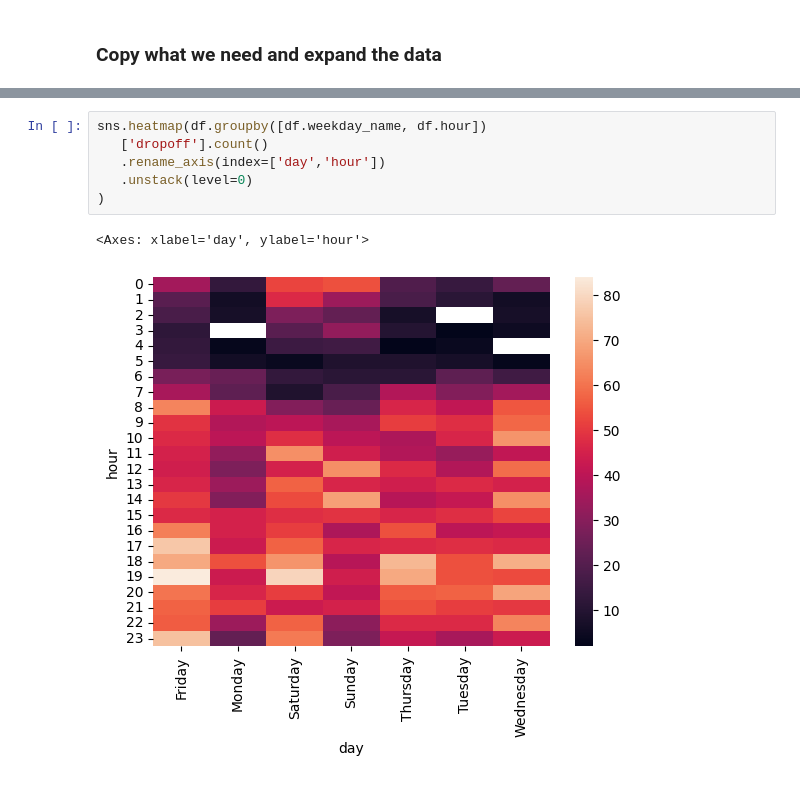
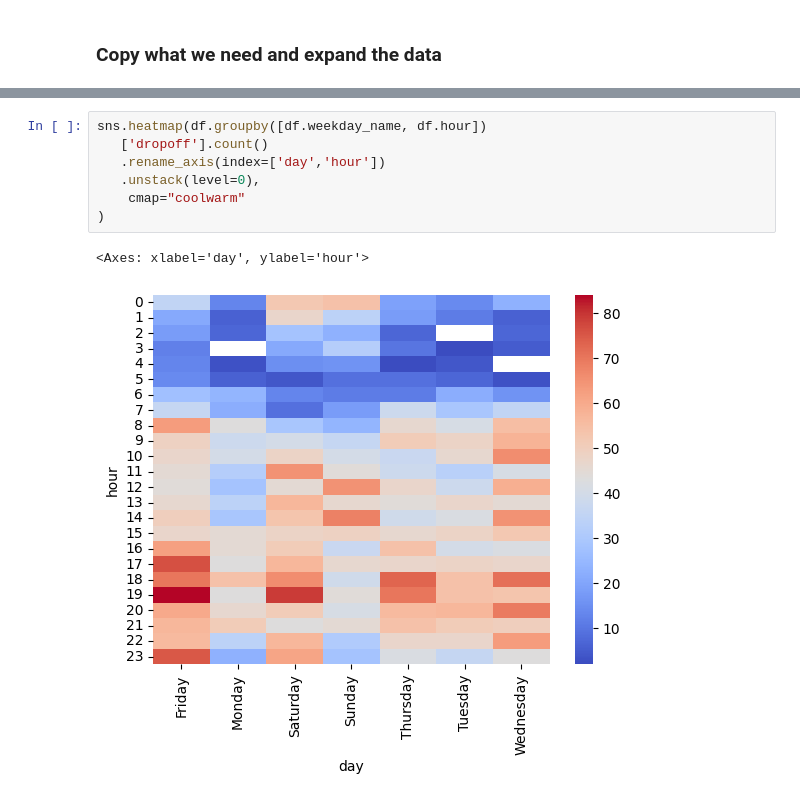
Before and after one commit to dbarty/DataAnalysisExamples, a Jupyter notebook: exploratory-data-analysis-EDA/visualisation/heatmap-day-hour.ipynb, the cells around one changed output, grey strips where cells are left out. Drawn from its saved outputs; the diff is of its cells as text.

```diff
--- a/exploratory-data-analysis-EDA/visualisation/heatmap-day-hour.ipynb
+++ b/exploratory-data-analysis-EDA/visualisation/heatmap-day-hour.ipynb
@@ -31,9 +31,10 @@ df.sample(3)
 # %%
 sns.heatmap(df.groupby([df.weekday_name, df.hour])
    ['dropoff'].count()
    .rename_axis(index=['day','hour'])
-   .unstack(level=0)
+   .unstack(level=0),
+    cmap="coolwarm"
 )
 # %% [output]
 <Axes: xlabel='day', ylabel='hour'>
-[figure, old version]
+[figure, new version]
```
Also changed, not shown: parts of 2 cells of this notebook.
